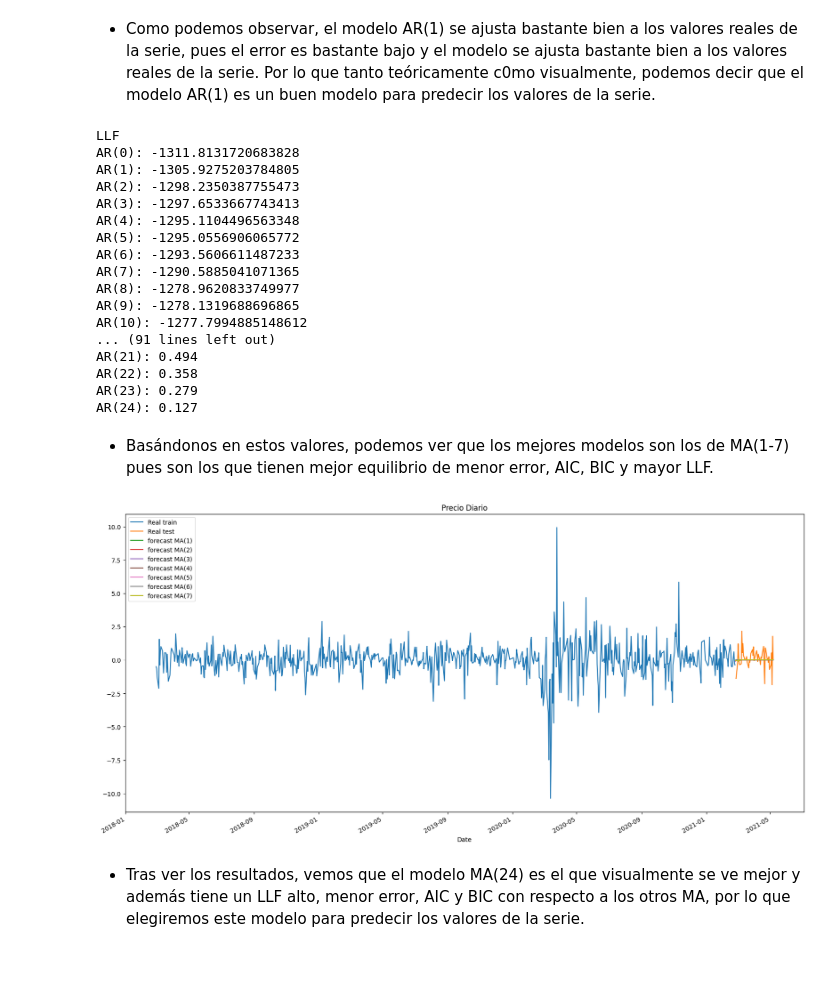
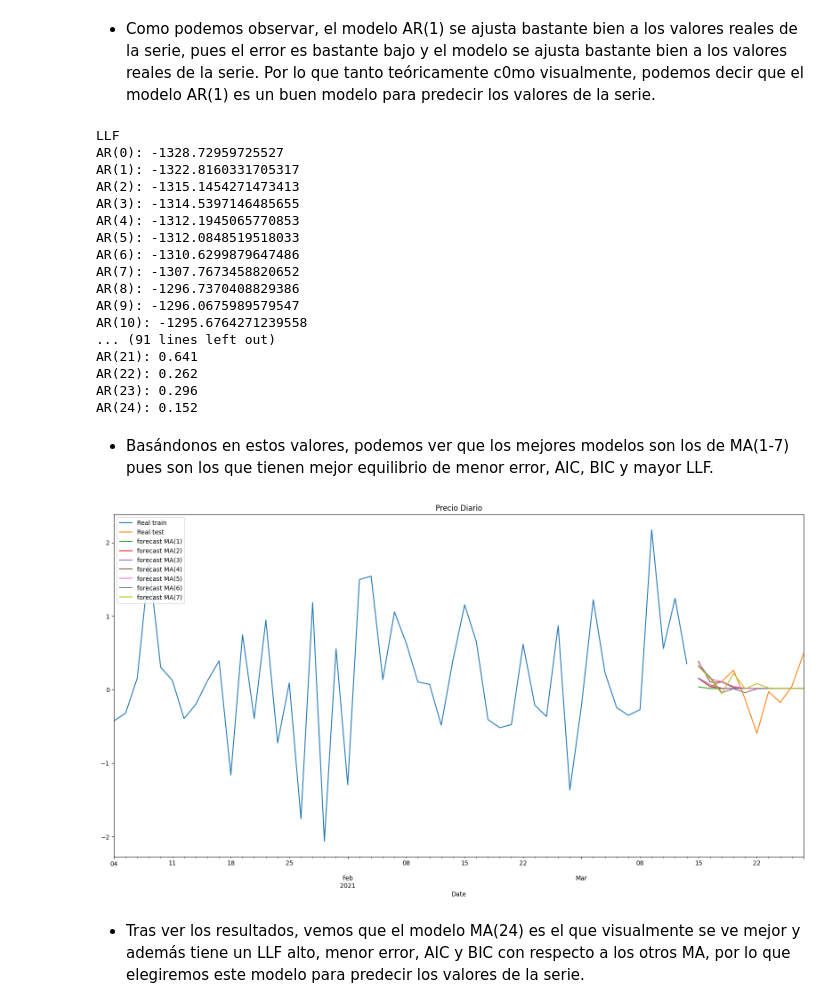
Before and after one commit to AlejandroPqLz/StockPrediction, a Jupyter notebook: DCDC_PrácticaFinal_Predicción de Stock.ipynb, the cells around one changed output. Cells and saved outputs as stored; diff of their text form; code cells hidden in the pictures; blank space fills up the shorter version.

```diff
--- a/DCDC_PrácticaFinal_Predicción de Stock.ipynb
+++ b/DCDC_PrácticaFinal_Predicción de Stock.ipynb
@@ -148,7 +148,7 @@ max_date = news.date.max()
 # =====================================================================
 min_date = min_date
 # son las fechas que intentaremos predecir
-max_date = max_date + pd.DateOffset(days=50)
+max_date = max_date + pd.DateOffset(days=10)
 
 # convertimos las fechas a string
 min_date = min_date.strftime('%Y-%m-%d')
@@ -342,7 +342,7 @@ plot_acf_pacf(euro_open.Returns_Returns[2:],lags=24, title='Returns de Returns d
 # %%
 # División de los datos en train y test
 # =====================================================================
-size = len(euro_open) - 50
+size = len(euro_open) - 10
 wd_train, wd_test = euro_open.iloc[:size], euro_open.iloc[size:]
 # %% [markdown]
 ### 3.0 AR, MA, ARMA
@@ -551,36 +550,36 @@ for i in range(len(testGeneral)):
   print(f'AR({testGeneral[i]}): {error_list[i]}')
 # %% [output]
 LLF
-AR(0): -1311.8131720683828
-AR(1): -1305.9275203784805
-AR(2): -1298.2350387755473
-AR(3): -1297.6533667743413
-AR(4): -1295.1104496563348
-AR(5): -1295.0556906065772
-AR(6): -1293.5606611487233
-AR(7): -1290.5885041071365
-AR(8): -1278.9620833749977
-AR(9): -1278.1319688696865
-AR(10): -1277.7994885148612
+AR(0): -1328.72959725527
+AR(1): -1322.8160331705317
+AR(2): -1315.1454271473413
+AR(3): -1314.5397146485655
+AR(4): -1312.1945065770853
+AR(5): -1312.0848519518033
+AR(6): -1310.6299879647486
+AR(7): -1307.7673458820652
+AR(8): -1296.7370408829386
+AR(9): -1296.0675989579547
+AR(10): -1295.6764271239558
 ... (91 lines left out)
-AR(21): 0.494
-AR(22): 0.358
-AR(23): 0.279
-AR(24): 0.127
+AR(21): 0.641
+AR(22): 0.262
+AR(23): 0.296
+AR(24): 0.152
 # %% [markdown]
 - Basándonos en estos valores, podemos ver que los mejores modelos son los de MA(1-7) pues son los que tienen mejor equilibrio de menor error, AIC, BIC y mayor LLF.
 # %%
 testGeneral = [1,2,3,4,5,6,7] # elegimos los lags que nos interesan con menor LLF, AIC, BIC y error
 
-wd_train.Returns[90:].plot(figsize=(20,10), title = "Precio Diario", label='Real train')
+wd_train.Returns[800:].plot(figsize=(20,10), title = "Precio Diario", label='Real train')
 wd_test.Returns[1:].plot(label='Real test')
 for x in testGeneral:
    ModelArima["MA("+str(x)+")"].index=wd_test.Returns.index
    ModelArima["MA("+str(x)+")"].plot(label='forecast MA('+str(x)+")")
 plt.legend(loc="upper left")
 plt.show()
 # %% [output]
-[figure, old version]
+[figure, new version]
 # %% [markdown]
 - Tras ver los resultados, vemos que el modelo MA(24) es el que visualmente se ve mejor y además tiene un LLF alto, menor error, AIC y BIC con respecto a los otros MA, por lo que elegiremos este modelo para predecir los valores de la serie.
 # %%
```
Also changed, not shown: parts of 44 cells of this notebook.
